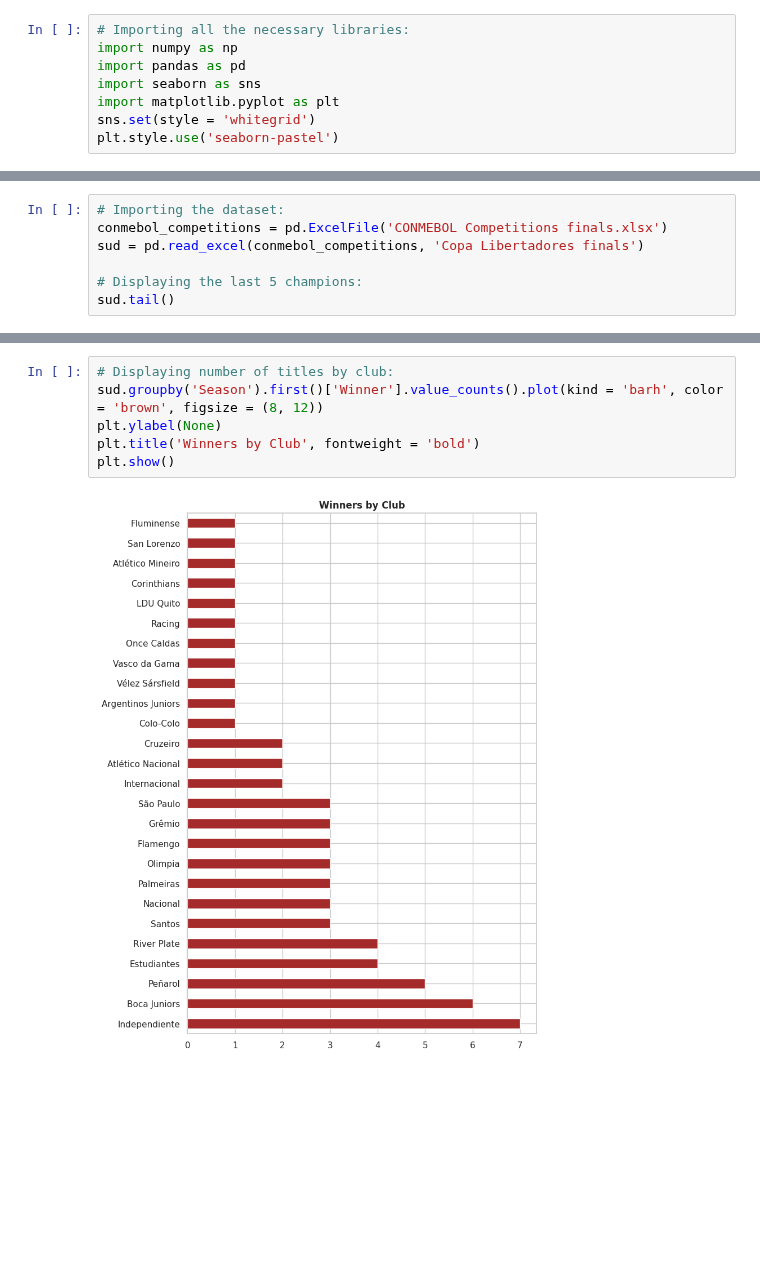
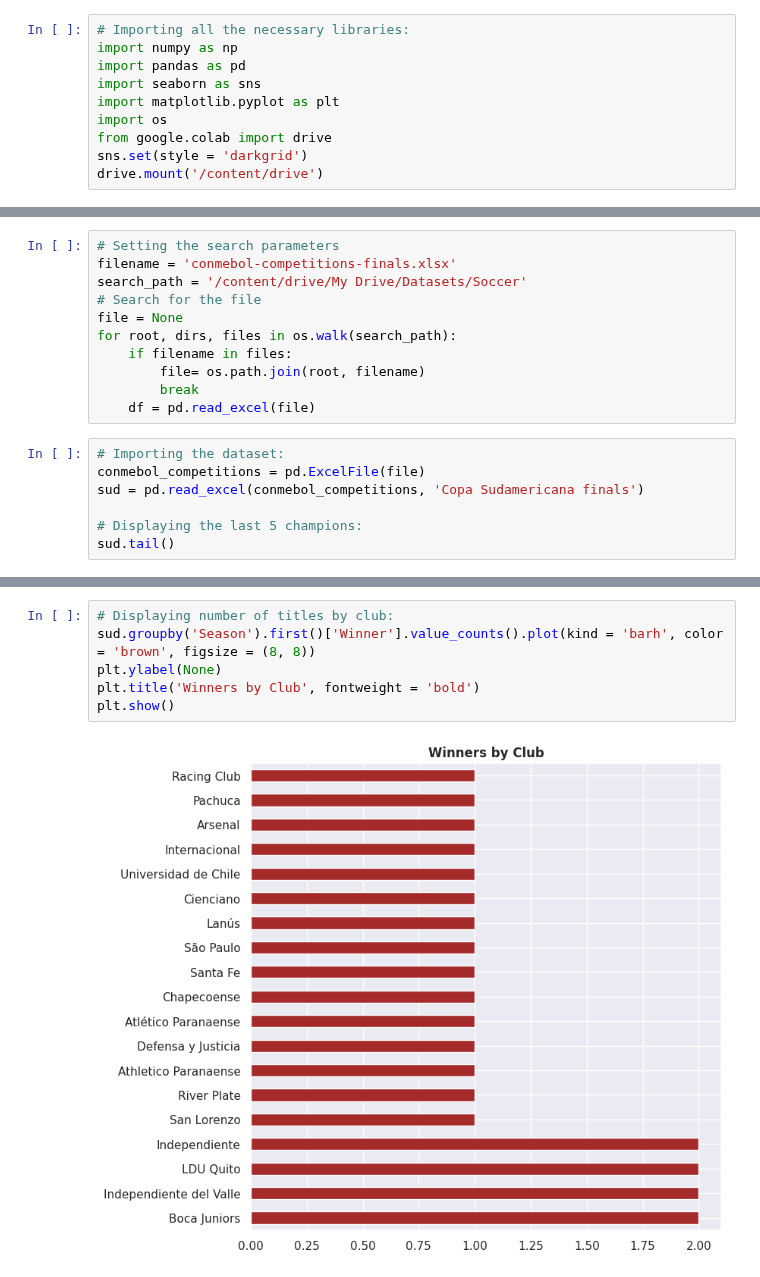
Before and after one commit to guilhermelaviola/SoccerCompetitionsStudy, a Jupyter notebook: CopaSudamericanaStudy.ipynb, the cells around one changed output, grey strips where cells are left out. Cells and saved outputs as stored; diff of their text form; blank space fills up the shorter version.

```diff
--- a/CopaSudamericanaStudy.ipynb
+++ b/CopaSudamericanaStudy.ipynb
@@ -6,5 +6,7 @@ import numpy as np
 import pandas as pd
 import seaborn as sns
 import matplotlib.pyplot as plt
-sns.set(style = 'whitegrid')
-plt.style.use('seaborn-pastel')
+import os
+from google.colab import drive
+sns.set(style = 'darkgrid')
+drive.mount('/content/drive')
@@ -11,7 +15,18 @@ plt.style.use('seaborn-pastel')
+# %%
+# Setting the search parameters
+filename = 'conmebol-competitions-finals.xlsx'
+search_path = '/content/drive/My Drive/Datasets/Soccer'
+# Search for the file
+file = None
+for root, dirs, files in os.walk(search_path):
+    if filename in files:
+        file= os.path.join(root, filename)
+        break
+    df = pd.read_excel(file)
 # %%
 # Importing the dataset:
-conmebol_competitions = pd.ExcelFile('CONMEBOL Competitions finals.xlsx')
-sud = pd.read_excel(conmebol_competitions, 'Copa Libertadores finals')
+conmebol_competitions = pd.ExcelFile(file)
+sud = pd.read_excel(conmebol_competitions, 'Copa Sudamericana finals')
 
 # Displaying the last 5 champions:
 sud.tail()
@@ -52,10 +66,10 @@ memory usage: 10.6+ KB
 # %%
 # Displaying number of titles by club:
-sud.groupby('Season').first()['Winner'].value_counts().plot(kind = 'barh', color = 'brown', figsize = (8, 12))
+sud.groupby('Season').first()['Winner'].value_counts().plot(kind = 'barh', color = 'brown', figsize = (8, 8))
 plt.ylabel(None)
 plt.title('Winners by Club', fontweight = 'bold')
 plt.show()
 # %% [output]
-[figure, old version]
+[figure, new version]
 # %%
 # Displaying number of runners-up by club:
```
Also changed, not shown: parts of 11 cells of this notebook.
